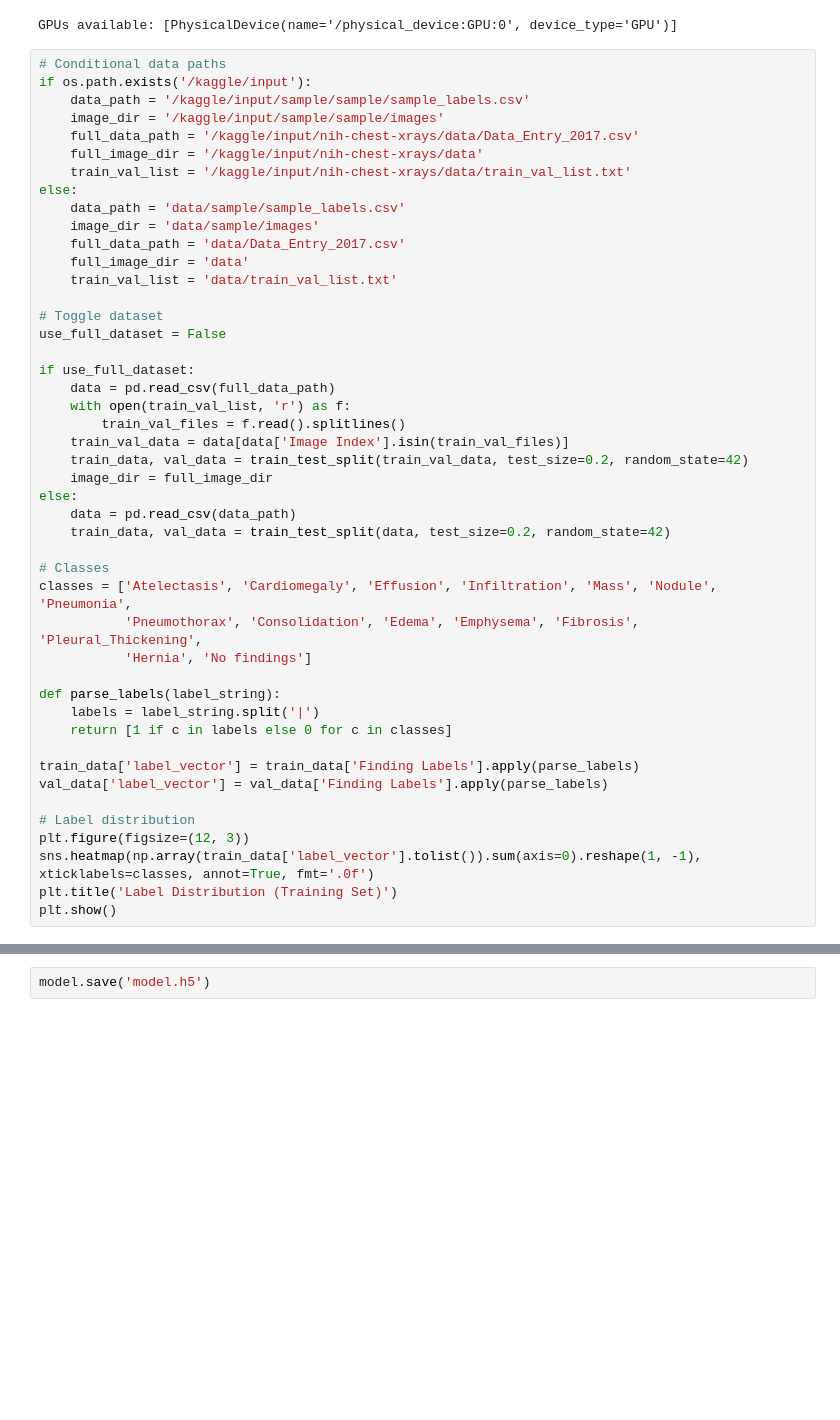
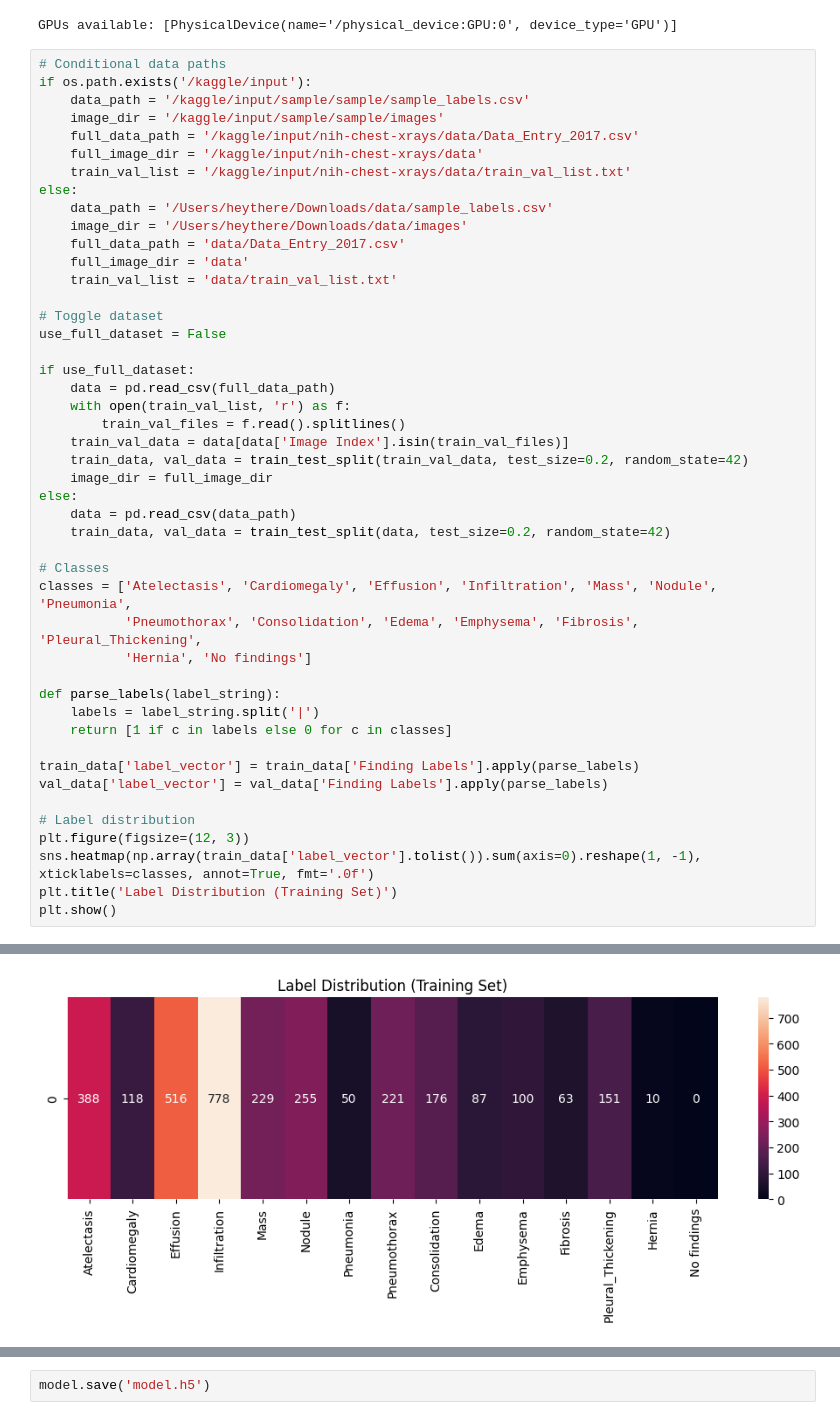
Before and after one commit to S-T-R-A-N-G-E-R/Chest-X-ray, a Jupyter notebook: chest_xray_classification.ipynb, the cells around one changed output, grey strips where cells are left out. Saved outputs shown, nothing was run; the diff lists cells and outputs as text; blank space fills up the shorter version.

```diff
--- a/chest_xray_classification.ipynb
+++ b/chest_xray_classification.ipynb
@@ -43,8 +43,8 @@ if os.path.exists('/kaggle/input'):
     full_image_dir = '/kaggle/input/nih-chest-xrays/data'
     train_val_list = '/kaggle/input/nih-chest-xrays/data/train_val_list.txt'
 else:
-    data_path = 'data/sample/sample_labels.csv'
-    image_dir = 'data/sample/images'
+    data_path = '/Users/heythere/Downloads/data/sample_labels.csv'
+    image_dir = '/Users/heythere/Downloads/data/images'
     full_data_path = 'data/Data_Entry_2017.csv'
     full_image_dir = 'data'
     train_val_list = 'data/train_val_list.txt'
@@ -85,3 +84,4 @@ FileNotFoundError: [Errno 2] No such file or directory: 'data/sample/sample_labe
+[figure, added]
 # %%
 def data_generator(data, image_dir, is_full_dataset=False, batch_size=16, img_size=(224, 224), augment=False):
     while True:
```
Also changed, not shown: parts of 5 cells of this notebook.
